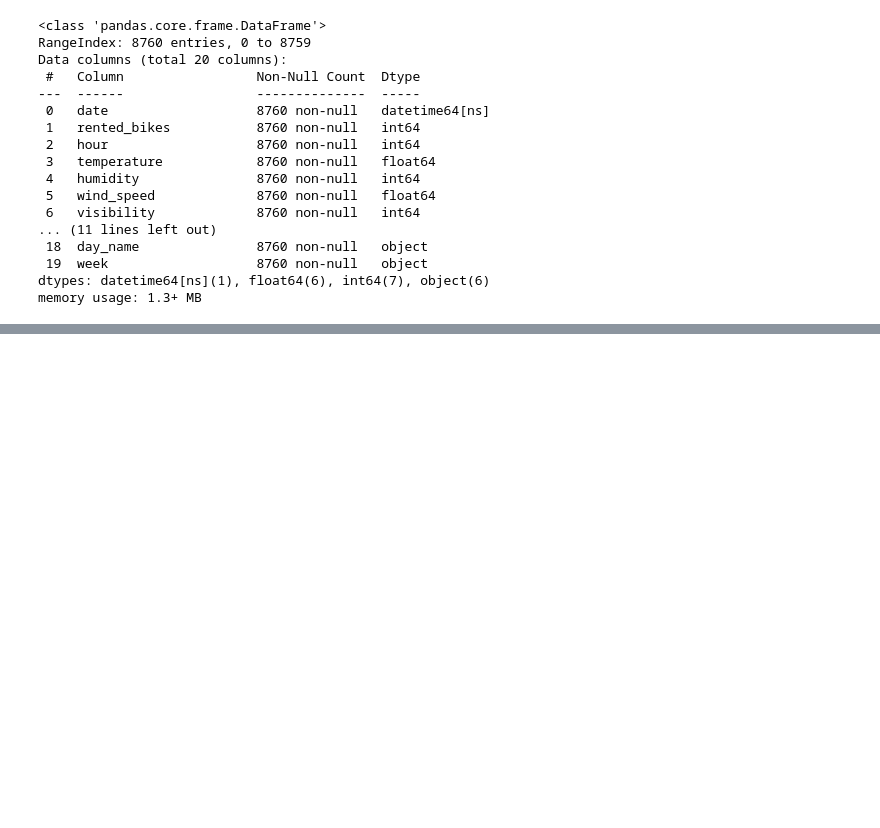
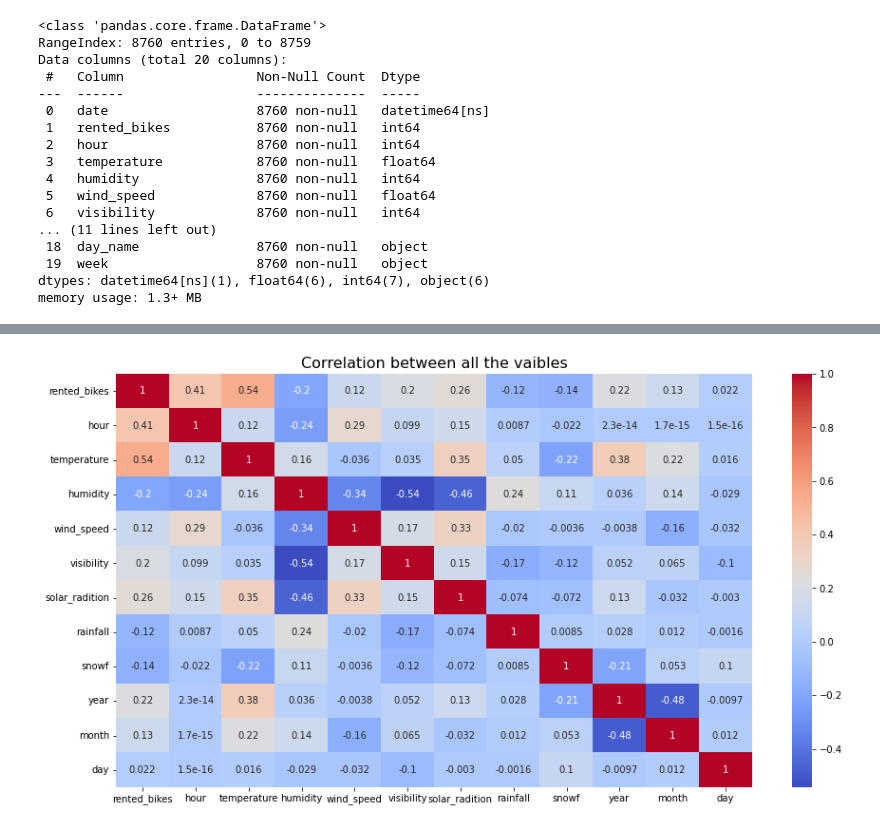
Before and after one commit to niteshgajakosh/Bike-Sharing-Demand-Prediction, a Jupyter notebook: Bike_Sharing_Demand_Prediction_Capstone_Project.ipynb, the cells around one changed output, grey strips where cells are left out. Cells and saved outputs as stored; diff of their text form; code cells hidden in the pictures; blank space fills up the shorter version.

```diff
--- a/Bike_Sharing_Demand_Prediction_Capstone_Project.ipynb
+++ b/Bike_Sharing_Demand_Prediction_Capstone_Project.ipynb
@@ -213,0 +253,2 @@ memory usage: 1.3+ MB
+# %%
+df.drop(columns= ['date','dew_point_temperature'], inplace=True)
@@ -213,0 +264,8 @@ memory usage: 1.3+ MB
+# %%
+#Heatmap for co-relation in features
+plt.figure(figsize=(15, 8))
+sns.heatmap(df.corr(), annot=True, cmap='coolwarm')
+plt.title('Correlation between all the vaibles', size=16)
+plt.show()
+# %% [output]
+[figure, added]
```
Also changed, not shown: parts of 11 cells of this notebook.
